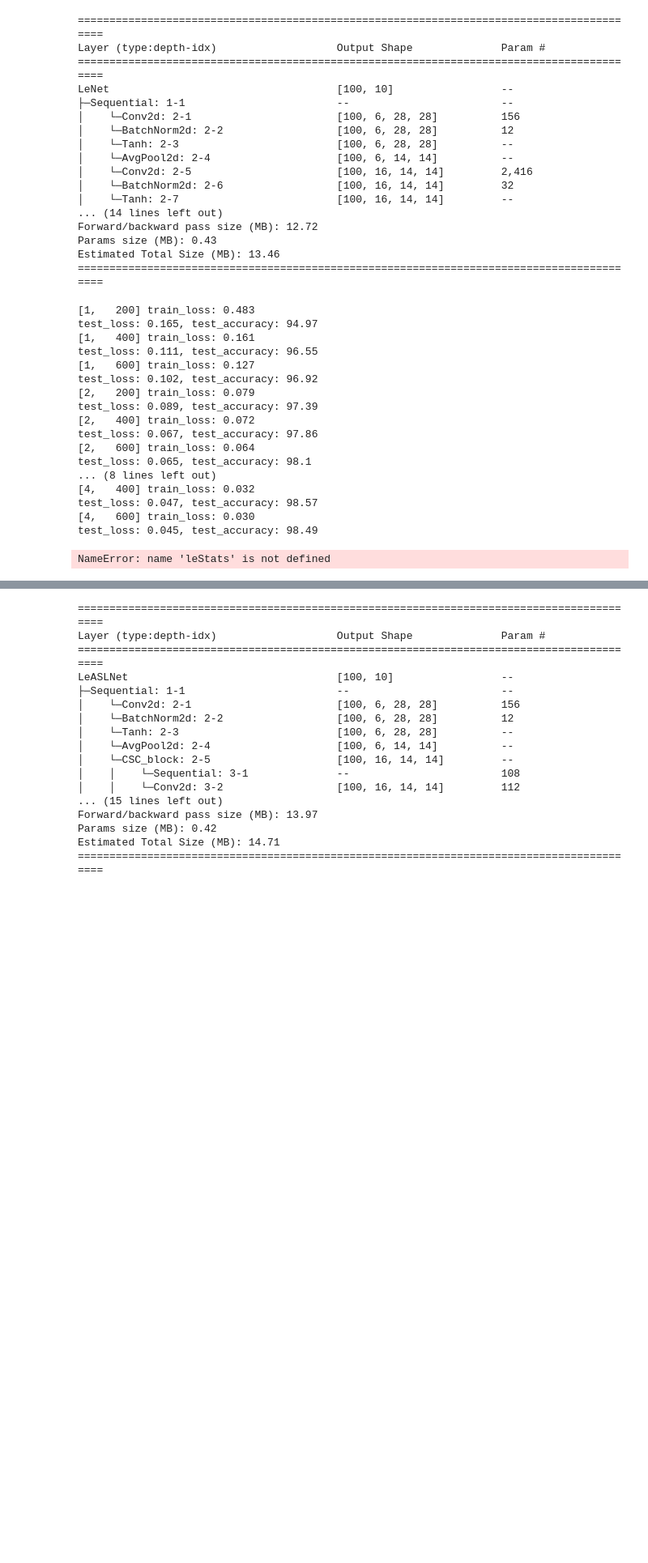
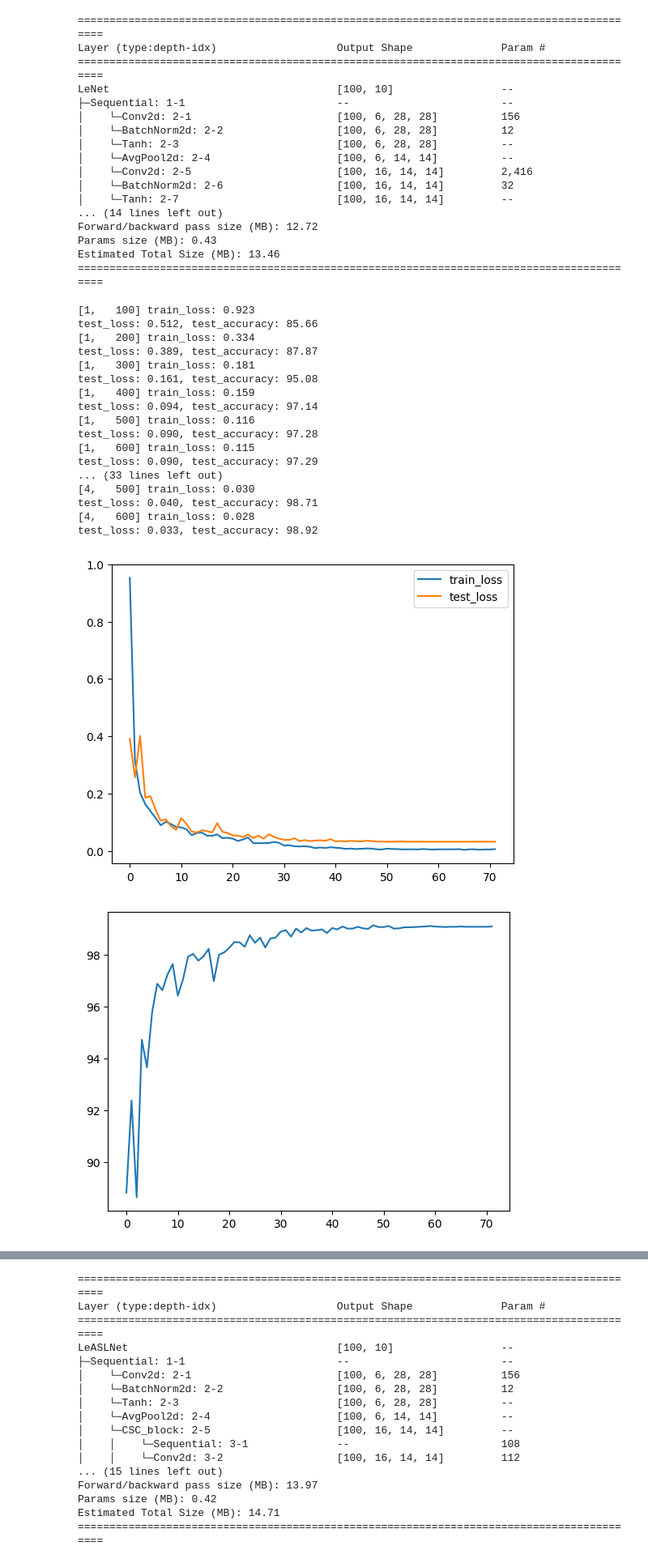
Before and after one commit to HeiseMax/ActiveShiftLayer, a Jupyter notebook: LeNet.ipynb, the cells around one changed output, grey strips where cells are left out. Shown: that part at 81% size. Drawn from its saved outputs; the diff is of its cells as text; code cells hidden in the pictures; blank space fills up the shorter version.

```diff
--- a/LeNet.ipynb
+++ b/LeNet.ipynb
@@ -62,12 +63,13 @@ test_dataloader = DataLoader(
     num_workers=1,
     pin_memory=True,
 )
+# %%
+input_shape = (batch_size, 1, 28, 28)
+num_labels = 10
 # %%
 from Models import LeNet
 
-input_shape = (batch_size, 1, 28, 28)
-
-LeNN = LeNet(input_shape, num_labels=10)
+LeNN = LeNet(input_shape, num_labels=num_labels, initial_lr=0.01, momentum=0.99, weight_decay=0)
 
 summary(LeNN, input_shape)
 # %% [output]
@@ -95,22 +93,29 @@ scheduler = optim.lr_scheduler.ExponentialLR(optimizer, gamma=0.5)
+# %%
+PATH = "models/LeNet/LeNet.pth"
+
+if exists(PATH):
+    LeNN = torch.load(PATH)
+    LeNN.eval()
 # %%
-leStats = train_NN(LeNN, train_dataloader,
-        test_dataloader, epochs=4, optimizer=optimizer, criterion=criterion,
-        scheduler=scheduler, device=device, steps_to_test=200, print_test=True)
+criterion = CrossEntropyLoss()
+
+train_NN(LeNN, criterion, train_dataloader,
+        test_dataloader, epochs=4, batches_to_test=100,patience=2,device=device, print_test=True, verbose=True)
 # %% [output]
-[1,   200] train_loss: 0.483
-test_loss: 0.165, test_accuracy: 94.97
-[1,   400] train_loss: 0.161
-test_loss: 0.111, test_accuracy: 96.55
-[1,   600] train_loss: 0.127
-test_loss: 0.102, test_accuracy: 96.92
-[2,   200] train_loss: 0.079
-test_loss: 0.089, test_accuracy: 97.39
-[2,   400] train_loss: 0.072
-test_loss: 0.067, test_accuracy: 97.86
-[2,   600] train_loss: 0.064
-test_loss: 0.065, test_accuracy: 98.1
-... (8 lines left out)
-[4,   400] train_loss: 0.032
-test_loss: 0.047, test_accuracy: 98.57
-[4,   600] train_loss: 0.030
-test_loss: 0.045, test_accuracy: 98.49
+[1,   100] train_loss: 0.923
+test_loss: 0.512, test_accuracy: 85.66
+[1,   200] train_loss: 0.334
+test_loss: 0.389, test_accuracy: 87.87
+[1,   300] train_loss: 0.181
+test_loss: 0.161, test_accuracy: 95.08
+[1,   400] train_loss: 0.159
+test_loss: 0.094, test_accuracy: 97.14
+[1,   500] train_loss: 0.116
+test_loss: 0.090, test_accuracy: 97.28
+[1,   600] train_loss: 0.115
+test_loss: 0.090, test_accuracy: 97.29
+... (33 lines left out)
+[4,   500] train_loss: 0.030
+test_loss: 0.040, test_accuracy: 98.71
+[4,   600] train_loss: 0.028
+test_loss: 0.033, test_accuracy: 98.92
@@ -117,11 +124,12 @@ test_loss: 0.045, test_accuracy: 98.49
 # %%
-plt.plot(leStats[0])
+plt.plot(LeNN.train_loss, label="train_loss")
+plt.plot(LeNN.test_loss, label = "test_loss")
+plt.legend()
 plt.show()
-plt.plot(leStats[1])
+plt.plot(LeNN.test_accuracy)
 plt.show()
-plt.plot(leStats[2])
+plt.plot(LeNN.train_time)
 plt.show()
-plt.plot(leStats[3])
-plt.show()
 # %% [output]
-NameError: name 'leStats' is not defined
+[figure, added]
+[figure, added]
```
Also changed, not shown: parts of 18 cells of this notebook, 18 other files.
